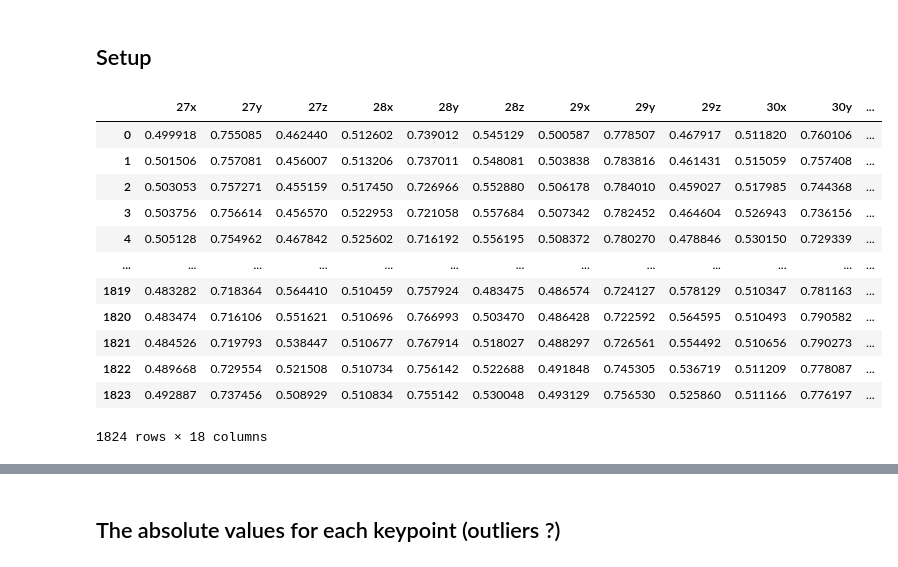
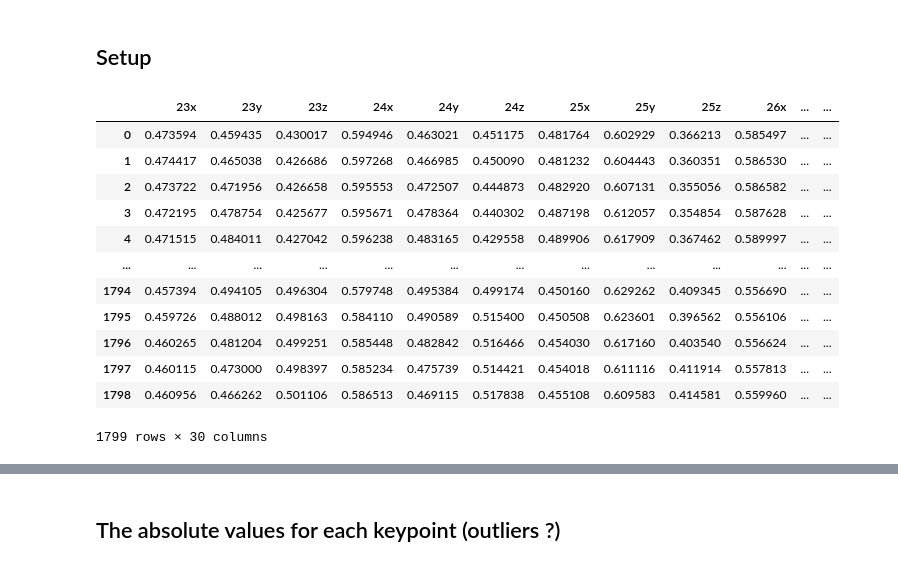
Before and after one commit to TimmMoetz/Sports-Analytics, a Jupyter notebook: model_evaluation.ipynb, the cells around one changed output, grey strips where cells are left out. Drawn from its saved outputs; the diff is of its cells as text; code cells hidden in the pictures.

```diff
--- a/model_evaluation.ipynb
+++ b/model_evaluation.ipynb
@@ -7,22 +7,22 @@ import matplotlib.pyplot as plt
 import os
 # %%
 #Get raw Data
-df = pd.read_csv("Runner4-Joggen.csv", sep=',')
+df = pd.read_csv("runner4_joggen.csv", sep=',')
 df = df.iloc[:, 1:]
 df
 # %% [output]
-|  | 27x | 27y | 27z | 28x | 28y | 28z | 29x | 29y | 29z | 30x | 30y | ... |
-| 0 | 0.499918 | 0.755085 | 0.462440 | 0.512602 | 0.739012 | 0.545129 | 0.500587 | 0.778507 | 0.467917 | 0.511820 | 0.760106 | ... |
-| 1 | 0.501506 | 0.757081 | 0.456007 | 0.513206 | 0.737011 | 0.548081 | 0.503838 | 0.783816 | 0.461431 | 0.515059 | 0.757408 | ... |
-| 2 | 0.503053 | 0.757271 | 0.455159 | 0.517450 | 0.726966 | 0.552880 | 0.506178 | 0.784010 | 0.459027 | 0.517985 | 0.744368 | ... |
-| 3 | 0.503756 | 0.756614 | 0.456570 | 0.522953 | 0.721058 | 0.557684 | 0.507342 | 0.782452 | 0.464604 | 0.526943 | 0.736156 | ... |
-| 4 | 0.505128 | 0.754962 | 0.467842 | 0.525602 | 0.716192 | 0.556195 | 0.508372 | 0.780270 | 0.478846 | 0.530150 | 0.729339 | ... |
+|  | 23x | 23y | 23z | 24x | 24y | 24z | 25x | 25y | 25z | 26x | ... | ... |
+| 0 | 0.473594 | 0.459435 | 0.430017 | 0.594946 | 0.463021 | 0.451175 | 0.481764 | 0.602929 | 0.366213 | 0.585497 | ... | ... |
+| 1 | 0.474417 | 0.465038 | 0.426686 | 0.597268 | 0.466985 | 0.450090 | 0.481232 | 0.604443 | 0.360351 | 0.586530 | ... | ... |
+| 2 | 0.473722 | 0.471956 | 0.426658 | 0.595553 | 0.472507 | 0.444873 | 0.482920 | 0.607131 | 0.355056 | 0.586582 | ... | ... |
+| 3 | 0.472195 | 0.478754 | 0.425677 | 0.595671 | 0.478364 | 0.440302 | 0.487198 | 0.612057 | 0.354854 | 0.587628 | ... | ... |
+| 4 | 0.471515 | 0.484011 | 0.427042 | 0.596238 | 0.483165 | 0.429558 | 0.489906 | 0.617909 | 0.367462 | 0.589997 | ... | ... |
 | ... | ... | ... | ... | ... | ... | ... | ... | ... | ... | ... | ... | ... |
-| 1819 | 0.483282 | 0.718364 | 0.564410 | 0.510459 | 0.757924 | 0.483475 | 0.486574 | 0.724127 | 0.578129 | 0.510347 | 0.781163 | ... |
-| 1820 | 0.483474 | 0.716106 | 0.551621 | 0.510696 | 0.766993 | 0.503470 | 0.486428 | 0.722592 | 0.564595 | 0.510493 | 0.790582 | ... |
-| 1821 | 0.484526 | 0.719793 | 0.538447 | 0.510677 | 0.767914 | 0.518027 | 0.488297 | 0.726561 | 0.554492 | 0.510656 | 0.790273 | ... |
-| 1822 | 0.489668 | 0.729554 | 0.521508 | 0.510734 | 0.756142 | 0.522688 | 0.491848 | 0.745305 | 0.536719 | 0.511209 | 0.778087 | ... |
-| 1823 | 0.492887 | 0.737456 | 0.508929 | 0.510834 | 0.755142 | 0.530048 | 0.493129 | 0.756530 | 0.525860 | 0.511166 | 0.776197 | ... |
+| 1794 | 0.457394 | 0.494105 | 0.496304 | 0.579748 | 0.495384 | 0.499174 | 0.450160 | 0.629262 | 0.409345 | 0.556690 | ... | ... |
+| 1795 | 0.459726 | 0.488012 | 0.498163 | 0.584110 | 0.490589 | 0.515400 | 0.450508 | 0.623601 | 0.396562 | 0.556106 | ... | ... |
+| 1796 | 0.460265 | 0.481204 | 0.499251 | 0.585448 | 0.482842 | 0.516466 | 0.454030 | 0.617160 | 0.403540 | 0.556624 | ... | ... |
+| 1797 | 0.460115 | 0.473000 | 0.498397 | 0.585234 | 0.475739 | 0.514421 | 0.454018 | 0.611116 | 0.411914 | 0.557813 | ... | ... |
+| 1798 | 0.460956 | 0.466262 | 0.501106 | 0.586513 | 0.469115 | 0.517838 | 0.455108 | 0.609583 | 0.414581 | 0.559960 | ... | ... |
-1824 rows × 18 columns
+1799 rows × 30 columns
 # %%
 df.describe()
```
Also changed, not shown: parts of 17 cells of this notebook.
